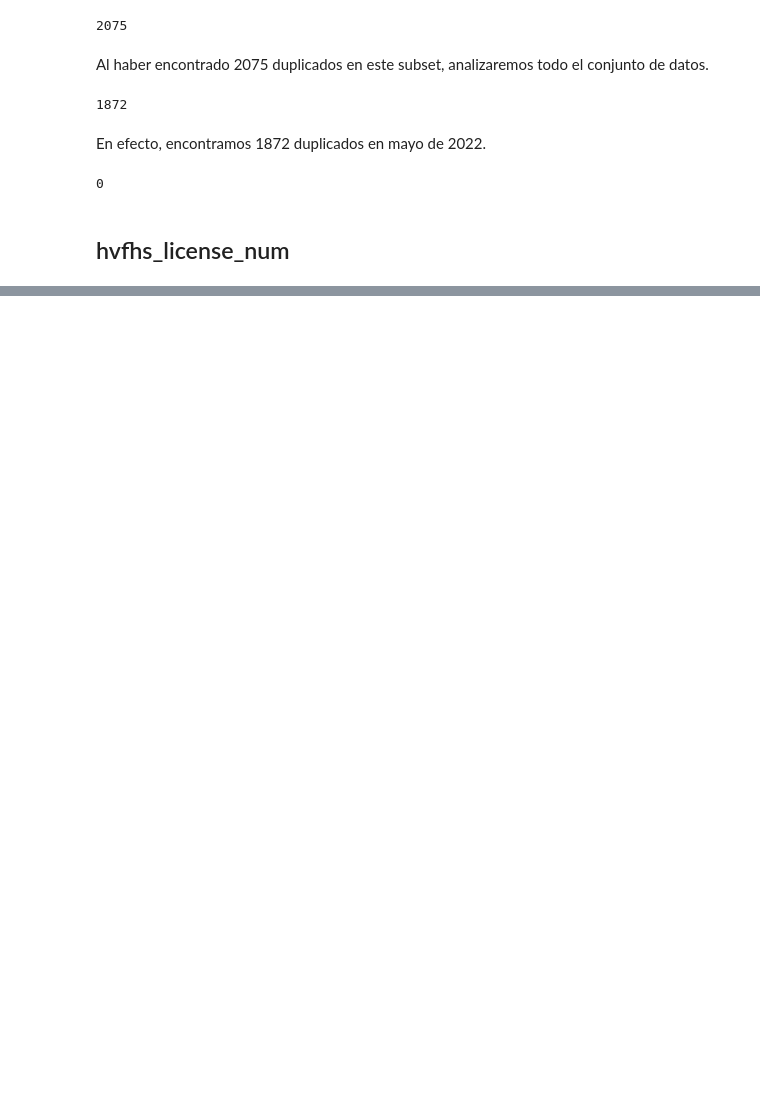
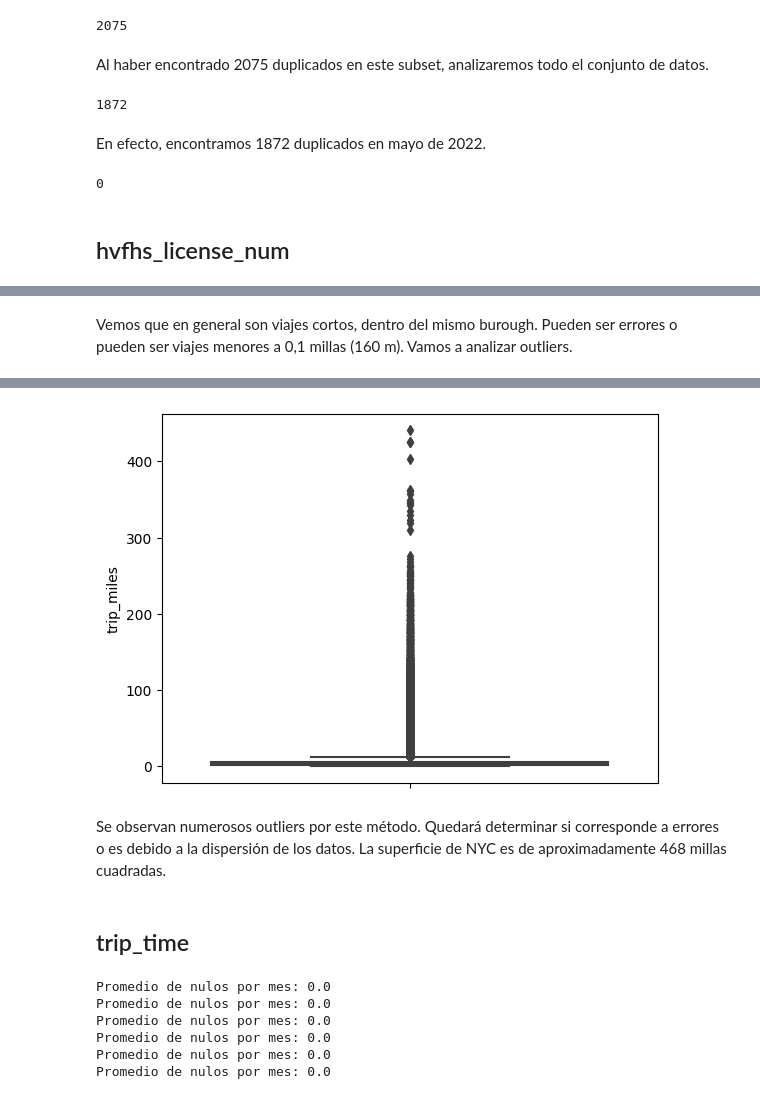
Before and after one commit to leocorbur/GreenMiles_NYC_Taxis, a Jupyter notebook: colaboradores/sebas/procesamiento/eda_tlc_2022_S1.ipynb, the cells around one changed output, grey strips where cells are left out. Saved outputs shown, nothing was run; the diff lists cells and outputs as text; code cells hidden in the pictures; blank space fills up the shorter version.

```diff
--- a/colaboradores/sebas/procesamiento/eda_tlc_2022_S1.ipynb
+++ b/colaboradores/sebas/procesamiento/eda_tlc_2022_S1.ipynb
@@ -112,0 +496,5 @@ Promedio de nulos en 'hvfhs_license_num' por mes: 0.0
+# %% [markdown]
+Vemos que en general son viajes cortos, dentro del mismo burough. Pueden ser errores o pueden ser viajes menores a 0,1 millas (160 m). Vamos a analizar outliers.
+# %%
+sns.boxplot(data = tlc_22_01, y="trip_miles");
+# %% [output]
@@ -112,0 +502,16 @@ Promedio de nulos en 'hvfhs_license_num' por mes: 0.0
+[figure, added]
+# %% [markdown]
+Se observan numerosos outliers por este método. Quedará determinar si corresponde a errores o es debido a la dispersión de los datos. La superficie de NYC es de aproximadamente 468 millas cuadradas.
+# %% [markdown]
+## trip_time
+# %%
+for df in tlc_22_S1:
+    print(f"Promedio de nulos por mes: "
+          f"{df.trip_time.isna().mean()}")
+# %% [output]
+Promedio de nulos por mes: 0.0
+Promedio de nulos por mes: 0.0
+Promedio de nulos por mes: 0.0
+Promedio de nulos por mes: 0.0
+Promedio de nulos por mes: 0.0
+Promedio de nulos por mes: 0.0
```
Also changed, not shown: parts of 127 cells of this notebook.
